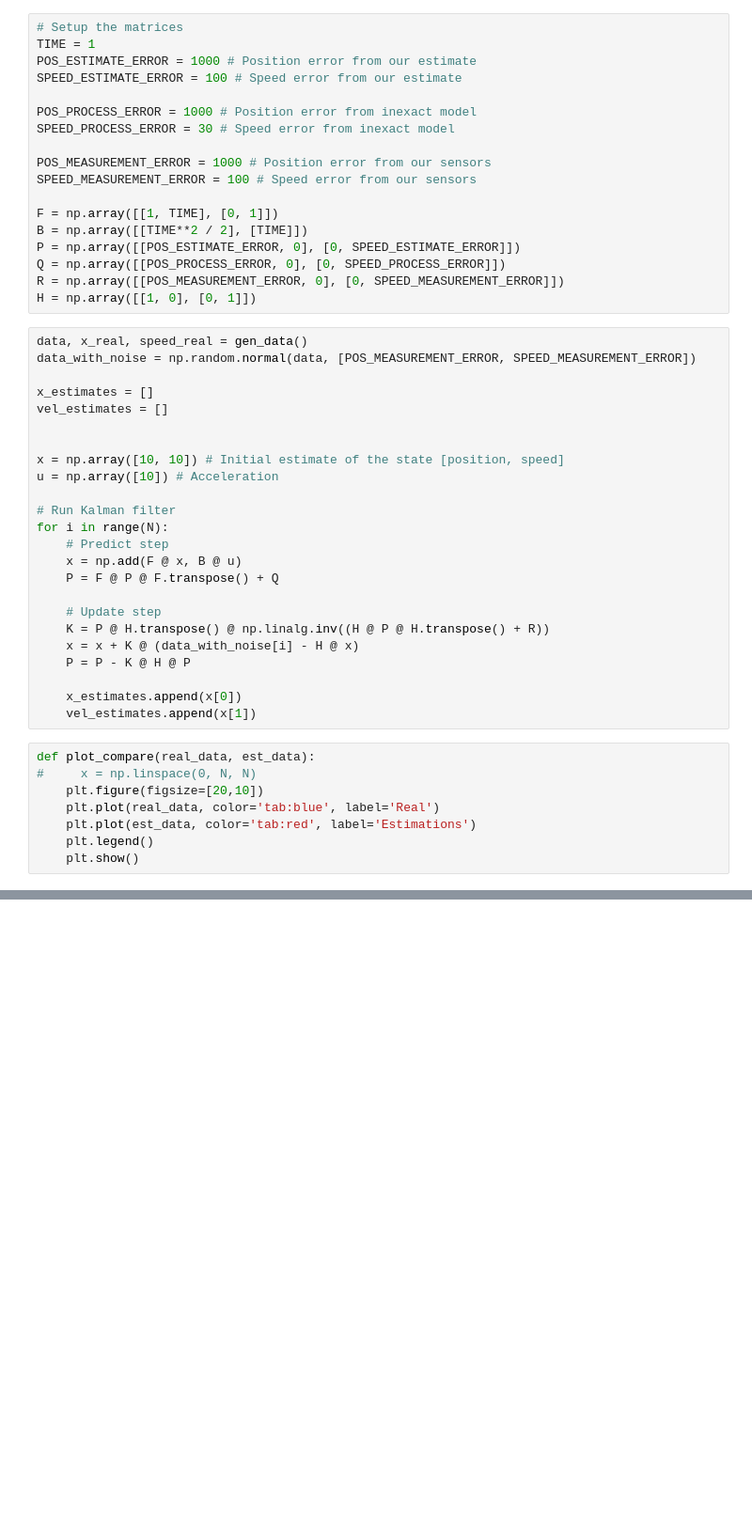
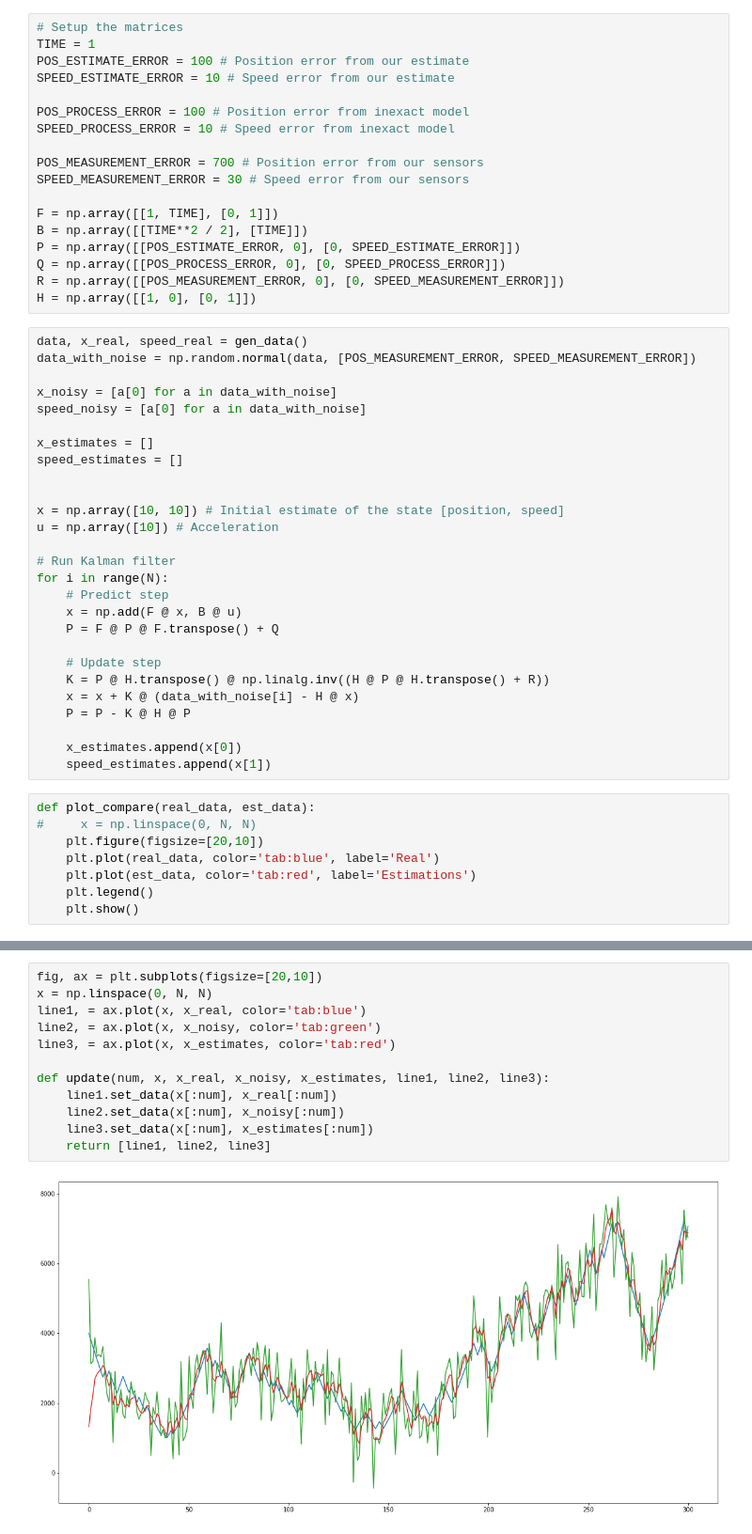
Before and after one commit to alexandrumeterez/SII, a Jupyter notebook: Kalman Filter/Code/Example.ipynb, the cells around one changed output, grey strips where cells are left out. Shown: that part at 94% size. Drawn from its saved outputs; the diff is of its cells as text; blank space fills up the shorter version.

```diff
--- a/Kalman Filter/Code/Example.ipynb
+++ b/Kalman Filter/Code/Example.ipynb
@@ -85,14 +90,14 @@ def gen_data(n=N, time=1):
 # %%
 # Setup the matrices
 TIME = 1
-POS_ESTIMATE_ERROR = 1000 # Position error from our estimate
-SPEED_ESTIMATE_ERROR = 100 # Speed error from our estimate
+POS_ESTIMATE_ERROR = 100 # Position error from our estimate
+SPEED_ESTIMATE_ERROR = 10 # Speed error from our estimate
 
-POS_PROCESS_ERROR = 1000 # Position error from inexact model
-SPEED_PROCESS_ERROR = 30 # Speed error from inexact model
+POS_PROCESS_ERROR = 100 # Position error from inexact model
+SPEED_PROCESS_ERROR = 10 # Speed error from inexact model
 
-POS_MEASUREMENT_ERROR = 1000 # Position error from our sensors
-SPEED_MEASUREMENT_ERROR = 100 # Speed error from our sensors
+POS_MEASUREMENT_ERROR = 700 # Position error from our sensors
+SPEED_MEASUREMENT_ERROR = 30 # Speed error from our sensors
 
 F = np.array([[1, TIME], [0, 1]])
 B = np.array([[TIME**2 / 2], [TIME]])
@@ -104,8 +109,11 @@ H = np.array([[1, 0], [0, 1]])
 data, x_real, speed_real = gen_data()
 data_with_noise = np.random.normal(data, [POS_MEASUREMENT_ERROR, SPEED_MEASUREMENT_ERROR])
 
+x_noisy = [a[0] for a in data_with_noise]
+speed_noisy = [a[0] for a in data_with_noise]
+
 x_estimates = []
-vel_estimates = []
+speed_estimates = []
 
 
 x = np.array([10, 10]) # Initial estimate of the state [position, speed]
@@ -123,7 +131,7 @@ for i in range(N):
     P = P - K @ H @ P
 
     x_estimates.append(x[0])
-    vel_estimates.append(x[1])
+    speed_estimates.append(x[1])
 # %%
 def plot_compare(real_data, est_data):
 #     x = np.linspace(0, N, N)
@@ -142,0 +143,14 @@ plot_compare(speed_real, vel_estimates)
+# %%
+fig, ax = plt.subplots(figsize=[20,10])
+x = np.linspace(0, N, N)
+line1, = ax.plot(x, x_real, color='tab:blue')
+line2, = ax.plot(x, x_noisy, color='tab:green')
+line3, = ax.plot(x, x_estimates, color='tab:red')
+
+def update(num, x, x_real, x_noisy, x_estimates, line1, line2, line3):
+    line1.set_data(x[:num], x_real[:num])
+    line2.set_data(x[:num], x_noisy[:num])
+    line3.set_data(x[:num], x_estimates[:num])
+    return [line1, line2, line3]
+# %% [output]
+[figure, added]
```
Also changed, not shown: parts of 5 cells of this notebook.
